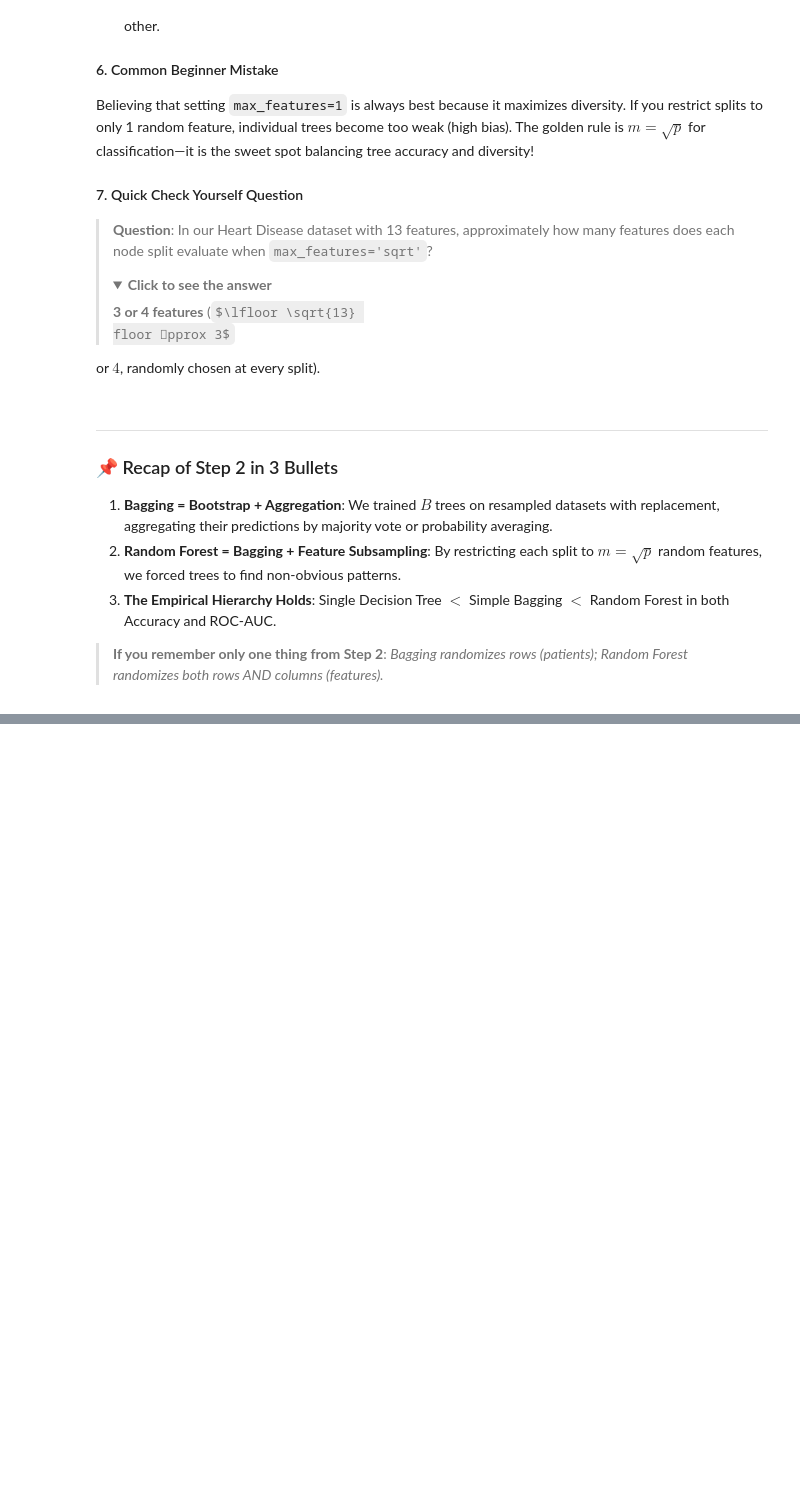
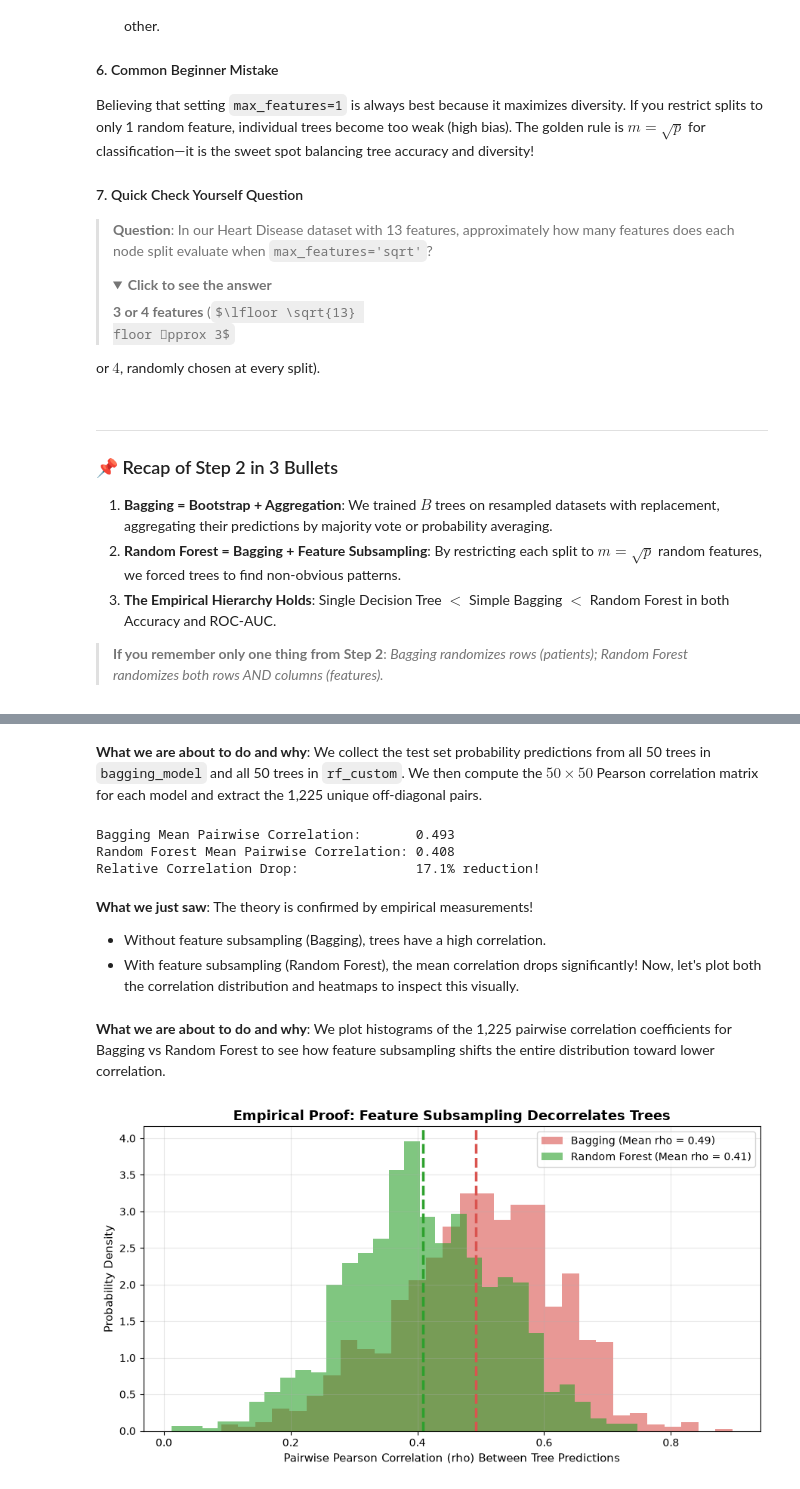
Before and after one commit to Arnav-Shrivastava/random-forests-regression-zero-to-one, a Jupyter notebook: random_forests_zero_to_one.ipynb, the cells around one changed output, grey strips where cells are left out. Saved outputs shown, nothing was run; the diff lists cells and outputs as text; code cells hidden in the pictures; folded sections open; some formulas as TeX source; blank space fills up the shorter version.

Commit message:
feat: step 3 - empirical tree decorrelation experiment

```diff
--- a/random_forests_zero_to_one.ipynb
+++ b/random_forests_zero_to_one.ipynb
@@ -744,0 +789,52 @@
+# %% [markdown]
+**What we are about to do and why**:
+We collect the test set probability predictions from all 50 trees in `bagging_model` and all 50 trees in `rf_custom`. We then compute the $50 \times 50$ Pearson correlation matrix for each model and extract the 1,225 unique off-diagonal pairs.
+# %%
+# Extract individual tree predictions and calculate pairwise correlations
+# Predictions shape: (50 trees, n_test_samples)
+preds_bag = np.array([tree.predict_proba(X_test)[:, 1] for tree in bagging_model.trees])
+preds_rf  = np.array([tree.predict_proba(X_test)[:, 1] for tree in rf_custom.trees])
+
+# Compute 50x50 Pearson correlation matrices across test samples
+corr_matrix_bag = np.corrcoef(preds_bag)
+corr_matrix_rf  = np.corrcoef(preds_rf)
+
+# Extract upper-triangle values (the 1,225 unique pairs i < j)
+triu_indices = np.triu_indices(50, k=1)
+pairwise_corr_bag = corr_matrix_bag[triu_indices]
+pairwise_corr_rf  = corr_matrix_rf[triu_indices]
+
+print(f"Bagging Mean Pairwise Correlation:       {np.mean(pairwise_corr_bag):.3f}")
+print(f"Random Forest Mean Pairwise Correlation: {np.mean(pairwise_corr_rf):.3f}")
+print(f"Relative Correlation Drop:               {(1 - np.mean(pairwise_corr_rf)/np.mean(pairwise_corr_bag))*100:.1f}% reduction!")
+# %% [output]
+Bagging Mean Pairwise Correlation:       0.493
+Random Forest Mean Pairwise Correlation: 0.408
+Relative Correlation Drop:               17.1% reduction!
+# %% [markdown]
+**What we just saw**:
+The theory is confirmed by empirical measurements!
+- Without feature subsampling (Bagging), trees have a high correlation.
+- With feature subsampling (Random Forest), the mean correlation drops significantly!
+Now, let's plot both the correlation distribution and heatmaps to inspect this visually.
+# %% [markdown]
+**What we are about to do and why**:
+We plot histograms of the 1,225 pairwise correlation coefficients for Bagging vs Random Forest to see how feature subsampling shifts the entire distribution toward lower correlation.
+# %%
+# Plot distributions of pairwise correlations
+plt.figure(figsize=(9, 5))
+plt.hist(pairwise_corr_bag, bins=30, alpha=0.6, color="#d9534f", label=f"Bagging (Mean rho = {np.mean(pairwise_corr_bag):.2f})", density=True)
+plt.hist(pairwise_corr_rf,  bins=30, alpha=0.6, color="#2ca02c", label=f"Random Forest (Mean rho = {np.mean(pairwise_corr_rf):.2f})", density=True)
+
+plt.axvline(np.mean(pairwise_corr_bag), color="#d9534f", lw=2.5, ls="--")
+plt.axvline(np.mean(pairwise_corr_rf),  color="#2ca02c", lw=2.5, ls="--")
+
+plt.xlabel("Pairwise Pearson Correlation (rho) Between Tree Predictions", fontsize=11)
+plt.ylabel("Probability Density", fontsize=11)
+plt.title("Empirical Proof: Feature Subsampling Decorrelates Trees", fontsize=13, fontweight="bold")
+plt.legend(frameon=True, fontsize=10)
+plt.grid(True, alpha=0.3)
+plt.tight_layout()
+plt.show()
+# %% [output]
+[figure, added]
```
Also changed, not shown: parts of 7 cells of this notebook.
